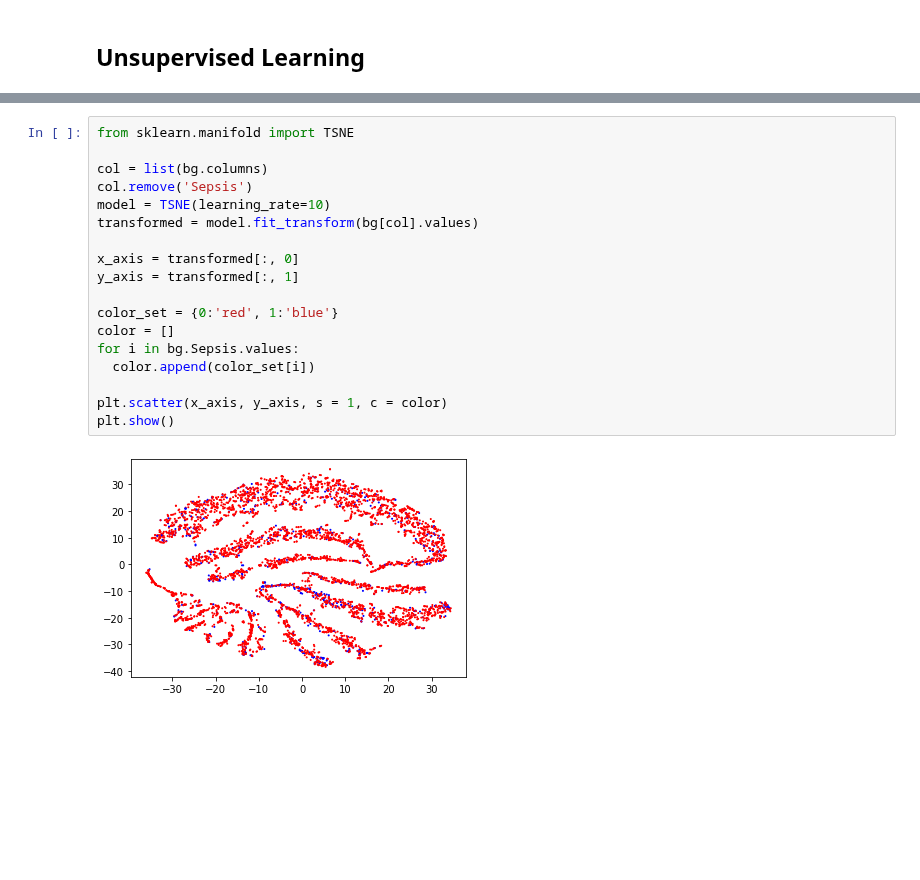
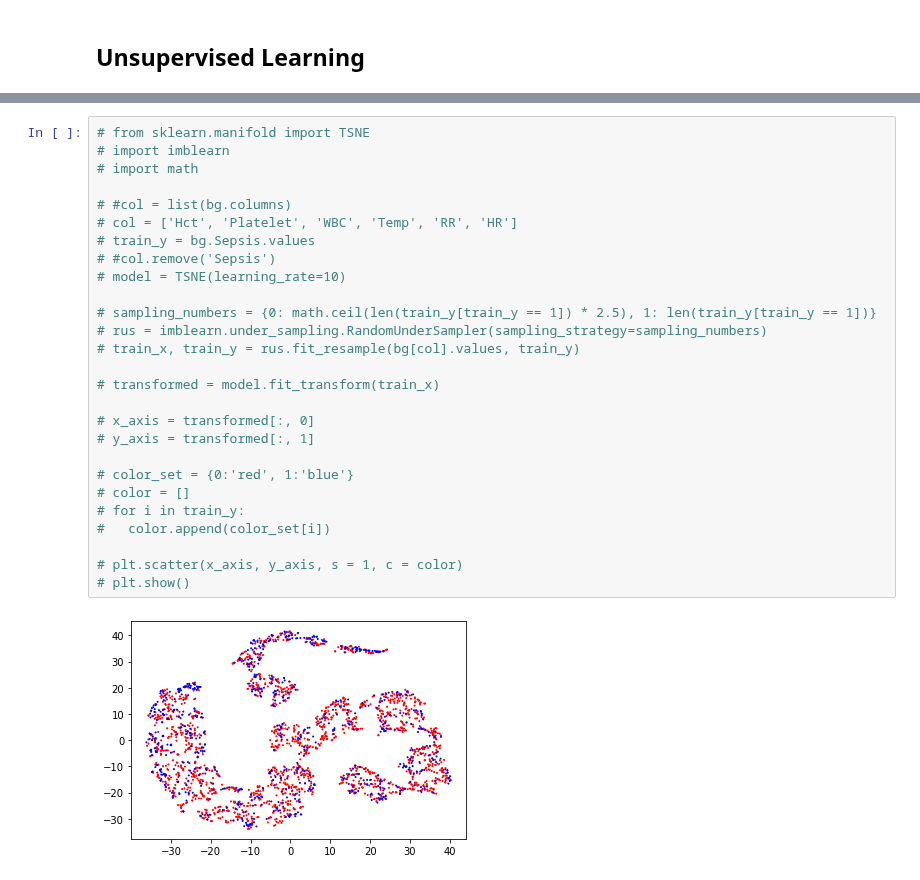
Before and after one commit to oliverZZ/193B_Glucose_Monitor, a Jupyter notebook: Infection_Detection.ipynb, the cells around one changed output, grey strips where cells are left out. Drawn from its saved outputs; the diff is of its cells as text; blank space fills up the shorter version.

```diff
--- a/Infection_Detection.ipynb
+++ b/Infection_Detection.ipynb
@@ -114,20 +118,29 @@ array([0, 0, 0, ..., 0, 0, 0])
 # %%
-from sklearn.manifold import TSNE
+# from sklearn.manifold import TSNE
+# import imblearn
+# import math
 
-col = list(bg.columns)
-col.remove('Sepsis')
-model = TSNE(learning_rate=10)
-transformed = model.fit_transform(bg[col].values)
+# #col = list(bg.columns)
+# col = ['Hct', 'Platelet', 'WBC', 'Temp', 'RR', 'HR']
+# train_y = bg.Sepsis.values
+# #col.remove('Sepsis')
+# model = TSNE(learning_rate=10)
 
-x_axis = transformed[:, 0]
-y_axis = transformed[:, 1]
+# sampling_numbers = {0: math.ceil(len(train_y[train_y == 1]) * 2.5), 1: len(train_y[train_y == 1])}
+# rus = imblearn.under_sampling.RandomUnderSampler(sampling_strategy=sampling_numbers)
+# train_x, train_y = rus.fit_resample(bg[col].values, train_y)
 
-color_set = {0:'red', 1:'blue'}
-color = []
-for i in bg.Sepsis.values:
-  color.append(color_set[i])
+# transformed = model.fit_transform(train_x)
 
-plt.scatter(x_axis, y_axis, s = 1, c = color)
-plt.show()
+# x_axis = transformed[:, 0]
+# y_axis = transformed[:, 1]
+
+# color_set = {0:'red', 1:'blue'}
+# color = []
+# for i in train_y:
+#   color.append(color_set[i])
+
+# plt.scatter(x_axis, y_axis, s = 1, c = color)
+# plt.show()
 # %% [output]
-[figure, old version]
+[figure, new version]
```
Also changed, not shown: parts of 3 cells of this notebook.
